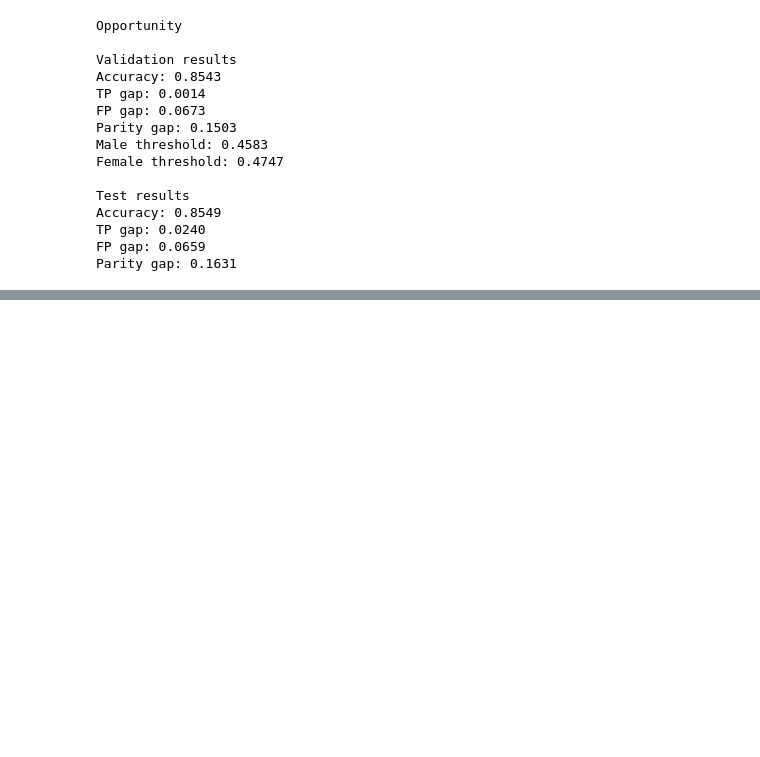
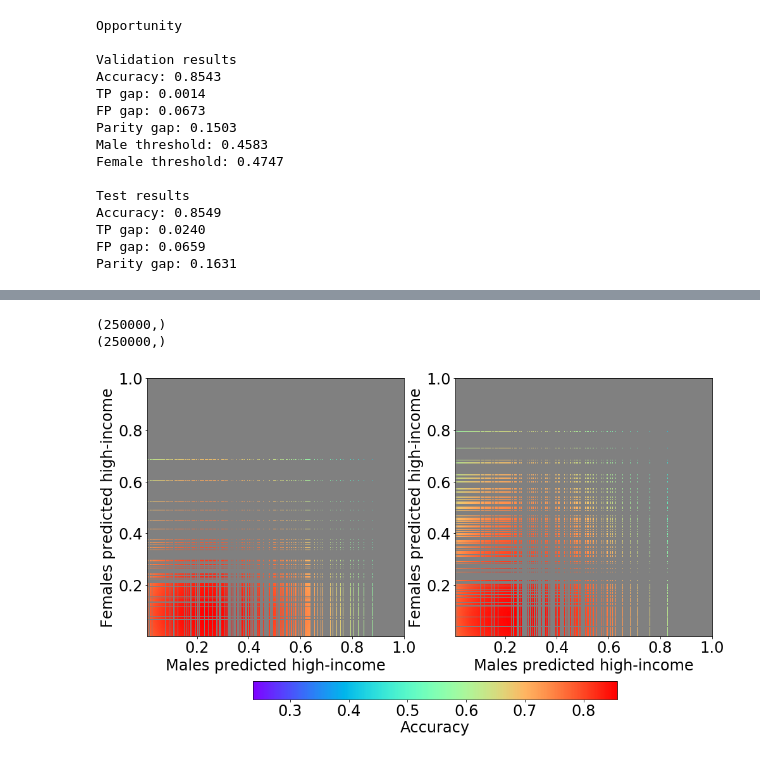
Before and after one commit to jusyc/fad, a Jupyter notebook: plots.ipynb, the cells around one changed output, grey strips where cells are left out. Saved outputs shown, nothing was run; the diff lists cells and outputs as text; code cells hidden in the pictures; blank space fills up the shorter version.

```diff
--- a/plots.ipynb
+++ b/plots.ipynb
@@ -331,0 +364,6 @@ plot_compare(opp_roc_test, 1, 'opportunity', [opp_opp_idx, opp_female_ids[opp_op
+# %%
+nthresh = 500
+thresholds = np.zeros(nthresh)
+thresholds[:400] = np.arange(400) / 400
+thresholds[400:] = 1 - 1 / (np.arange(1, 101)**3)
+print(thresholds)
@@ -331,0 +388,37 @@ plot_compare(opp_roc_test, 1, 'opportunity', [opp_opp_idx, opp_female_ids[opp_op
+# %%
+def get_probs(yhat, ytrue, ztrue, thresholds):
+  male_probs = np.zeros((nthresh, nthresh))
+  female_probs = np.zeros((nthresh, nthresh))
+  accuracies = np.zeros((nthresh, nthresh))
+  for i, male_thresh in enumerate(thresholds):
+    for j, female_thresh in enumerate(thresholds):
+      male_probs[i, j], female_probs[i, j] = get_parity_from_threshold(yhat, ytrue, ztrue, male_thresh, female_thresh)
+      accuracies[i, j] = get_acc_from_threshold(yhat, ytrue, ztrue, male_thresh, female_thresh)
+
+  return male_probs.reshape(-1), female_probs.reshape(-1), accuracies.reshape(-1)
+
+basic_male_probs, basic_female_probs, basic_accuracies = get_probs(basic_yhat, y, z, thresholds)
+parity_male_probs, parity_female_probs, parity_accuracies = get_probs(parity_yhat, y, z, thresholds)
+
+basic_male_probs_test, basic_female_probs_test, basic_accuracies_test = get_probs(basic_yhat_test, y_test, z_test, thresholds)
+parity_male_probs_test, parity_female_probs_test, parity_accuracies_test = get_probs(parity_yhat_test, y_test, z_test, thresholds)
+# %%
+def plot_parity(male_probs, female_probs, accuracies, ax, nbins=20):
+  ax.set_facecolor('gray')
+  stat, x_edge, y_edge, binnumber = stats.binned_statistic_2d(male_probs, female_probs, accuracies, 'mean', bins=nbins)
+  im = ax.imshow(stat.T, extent=[x_edge[0], x_edge[-1], y_edge[0], y_edge[-1]], origin='lower', cmap='rainbow')
+  ax.set_xlabel('Males predicted high-income')
+  ax.set_ylabel('Females predicted high-income')
+  return stat, im
+# %%
+fig, axes = plt.subplots(1, 2, figsize=(16, 8))
+basic_stat_test, basic_im_test = plot_parity(basic_male_probs_test, basic_female_probs_test, basic_accuracies_test, axes[0], nbins=1000)
+parity_stat_test, parity_im_test = plot_parity(parity_male_probs_test, parity_female_probs_test, parity_accuracies_test, axes[1], nbins=1000)
+
+cbaxes = fig.add_axes([0.27, -0.025, 0.5, 0.05])
+cbar = fig.colorbar(parity_im_test, cax=cbaxes, orientation='horizontal')
+cbar.set_label('Accuracy', rotation=0, labelpad=2)
+# %% [output]
+(250000,)
+(250000,)
+[figure, added]
```
Also changed, not shown: parts of 14 cells of this notebook, 5 other files.
